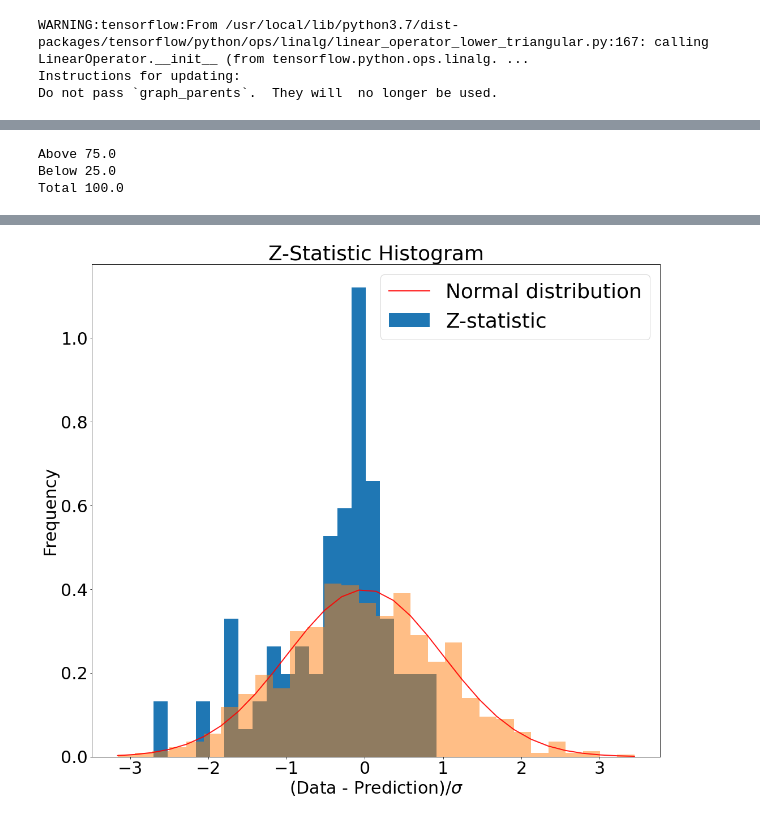
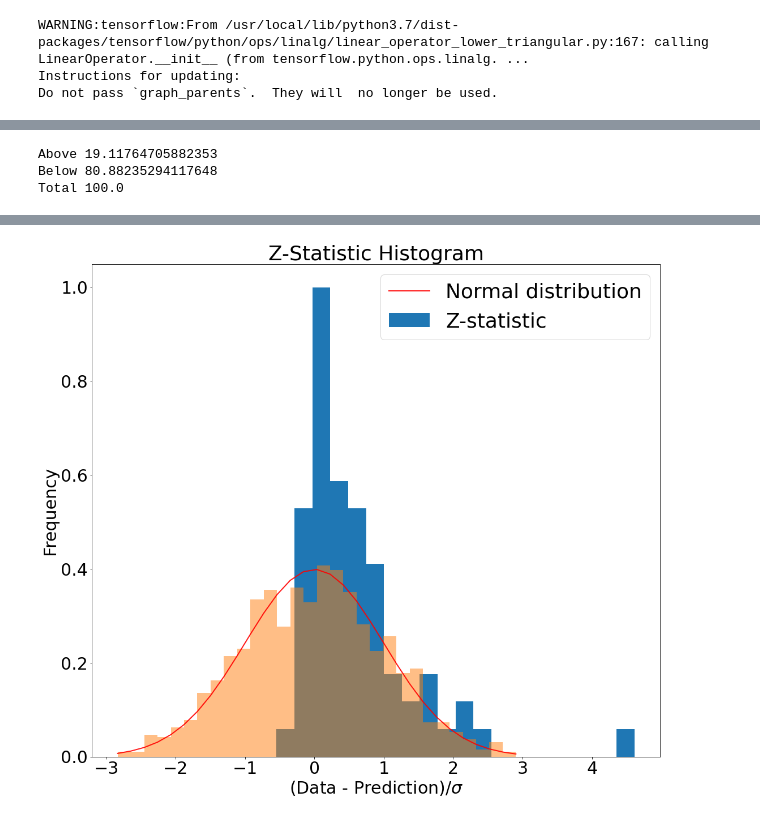
Before and after one commit to ni-phy/year4-project, a Jupyter notebook: Nikolas/gyrochronology/age_tfp_hmc.ipynb, the cells around one changed output, grey strips where cells are left out. Cells and saved outputs as stored; diff of their text form; code cells hidden in the pictures.

Commit message:
bug fix in hmc and gp, new way of selecting data

```diff
--- a/Nikolas/gyrochronology/age_tfp_hmc.ipynb
+++ b/Nikolas/gyrochronology/age_tfp_hmc.ipynb
@@ -365,21 +365,21 @@ az.plot_autocorr(var1)
 #     pl.pop(int(np.where(np.array(p) == float(p_0[i]))[0]))
 #     pu.pop(int(np.where(np.array(p) == float(p_0[i]))[0]))
 #     p.pop(int(np.where(np.array(p) == float(p_0[i]))[0]))
-p = data0[:,21]
-te = data0[:,2][p>5].tolist()
-tee= data0[:,3][p>5].tolist()
-age = data0[:,4][p>5].tolist()
-agle = data0[:,5][p>5].tolist()
-ague = data0[:,6][p>5].tolist()
-mass = data0[:,7][p>5].tolist()
-massle = data0[:,8][p>5].tolist()
-massue = data0[:,9][p>5].tolist()
-pl = data0[:,22][p>5].tolist()
-pu = data0[:,23][p>5].tolist()
-p_0 = data0[:,21][p>5].tolist()
-p = data0[:,21][p>5].tolist()
+# p = data0[:,21]
+# te = data0[:,2][p>5].tolist()
+# tee= data0[:,3][p>5].tolist()
+# age = data0[:,4][p>5].tolist()
+# agle = data0[:,5][p>5].tolist()
+# ague = data0[:,6][p>5].tolist()
+# mass = data0[:,7][p>5].tolist()
+# massle = data0[:,8][p>5].tolist()
+# massue = data0[:,9][p>5].tolist()
+# pl = data0[:,22][p>5].tolist()
+# pu = data0[:,23][p>5].tolist()
+# p_0 = data0[:,21][p>5].tolist()
+# p = data0[:,21][p>5].tolist()
 
-mass_error = (np.array(massle) + np.array(massue))/2
-age_error = (np.array(agle)+np.array(ague))/2#np.log(age) - np.log(np.array(age) - np.array(agle))
-p_error = ((np.array(pl)+np.array(pu))/2)#/np.array(p)#(np.log(p) - np.log(np.array(p)-np.array(pl)))
+# mass_error = (np.array(massle) + np.array(massue))/2
+# age_error = (np.array(agle)+np.array(ague))/2#np.log(age) - np.log(np.array(age) - np.array(agle))
+# p_error = ((np.array(pl)+np.array(pu))/2)#/np.array(p)#(np.log(p) - np.log(np.array(p)-np.array(pl)))
 # %%
@@ -430,6 +430,6 @@ var = np.array(gp.variance())
 # %%
 numElems = len(Y)
-sample = samples[0] + mean_fn(observation_index_points[:,0], r.t2bv(10**(np.array(observation_index_points[:,1]))), a ,b ,c ,d)
+sample = samples[0] + mean_fn(observation_index_points_1[:,0], r.t2bv(10**(observation_index_points_1[:,1])), a ,b ,c ,d)#np.array(observation_index_points[:,1])
 idx = np.round(np.linspace(0, len(np.array(sample).reshape(numElems**2)) - 1, numElems)).astype(int)
 # Picks equal spaced elements from (longer) prediction array so that its shape of data
 
@@ -553,42 +557,41 @@ below1 = 0
 total1 = 0
 subtract1 = np.sort(vals[0]) - np.sort(p)
 for i in range(0,len(subtract1)):
-  if subtract1[i]>=0 and np.sort(p)[i]>45:
+  if subtract1[i]>=0 :
     above1 = above1 + 1
-  if subtract1[i]<0 and np.sort(p)[i]>45:
+  if subtract1[i]<0 :
     below1 = below1 + 1
-  if p[i]>45:
-    total1 = total1+1
+  total1 = total1+1
 
 print('Above', 100*(above1/total1))
 print('Below', 100*(below1/total1))
 print('Total', 100*(below1+above1)/total1)
 # %% [output]
-Above 75.0
-Below 25.0
+Above 19.11764705882353
+Below 80.88235294117648
 Total 100.0
 # %%
 Z = (np.sort(p)-vals[0,:])/(vals[1,:]**2 +p_error**2)**0.5
 Z = Z[Z<6]
 plt.rcParams['font.size'] = '30'
 plt.figure(figsize=(18,16))
 plt.hist(Z, density=True, bins=20, label='Z-statistic')
 mu, sigma = 0, 1 # mean and standard deviation
 s = np.random.normal(mu, sigma, 1000)
 count, bins, ignored = plt.hist(s, 30, density=True, alpha=0.5)
 plt.plot(bins, 1/(sigma * np.sqrt(2 * np.pi)) *
                np.exp( - (bins - mu)**2 / (2 * sigma**2) ),
          linewidth=2, color='r', alpha=0.9, label='Normal distribution')
 plt.xlabel('(Data - Prediction)/$\sigma$')
 plt.ylabel('Frequency')
 plt.title('Z-Statistic Histogram')
 plt.legend(fontsize='large')
-plt.savefig("z_stat_bk.pdf")
-files.download("z_stat_bk.pdf")
+plt.savefig("z_stat_mass.pdf")
+files.download("z_stat_mass.pdf")
 # %% [output]
 [interactive output not drawn]
 [interactive output not drawn]
-[figure, old version]
+[figure, new version]
 # %%
 Z = (np.sort(p)-vals[0,:])/vals[1,:]
 print(Y.shape)
```
Also changed, not shown: parts of 18 cells of this notebook.
